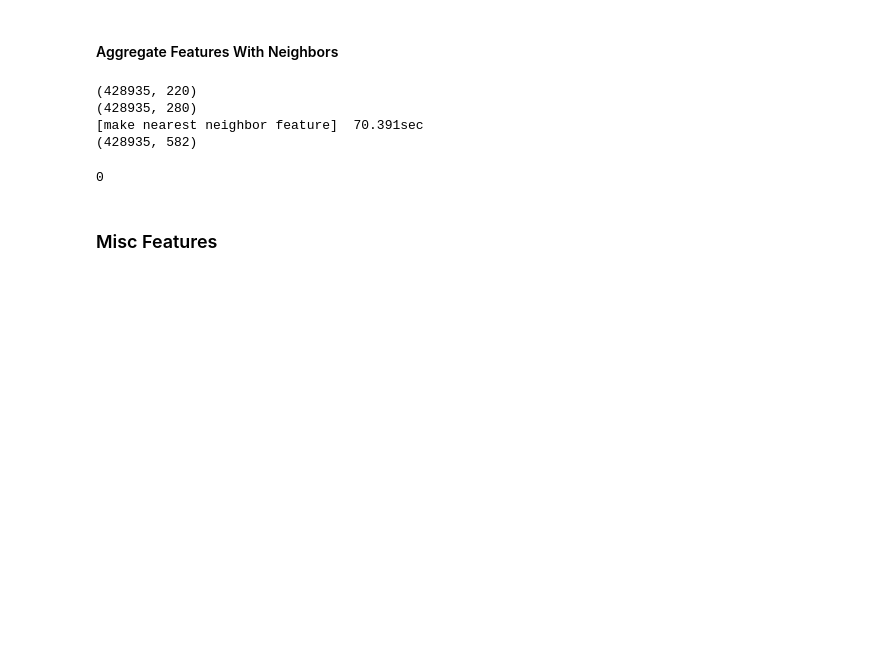
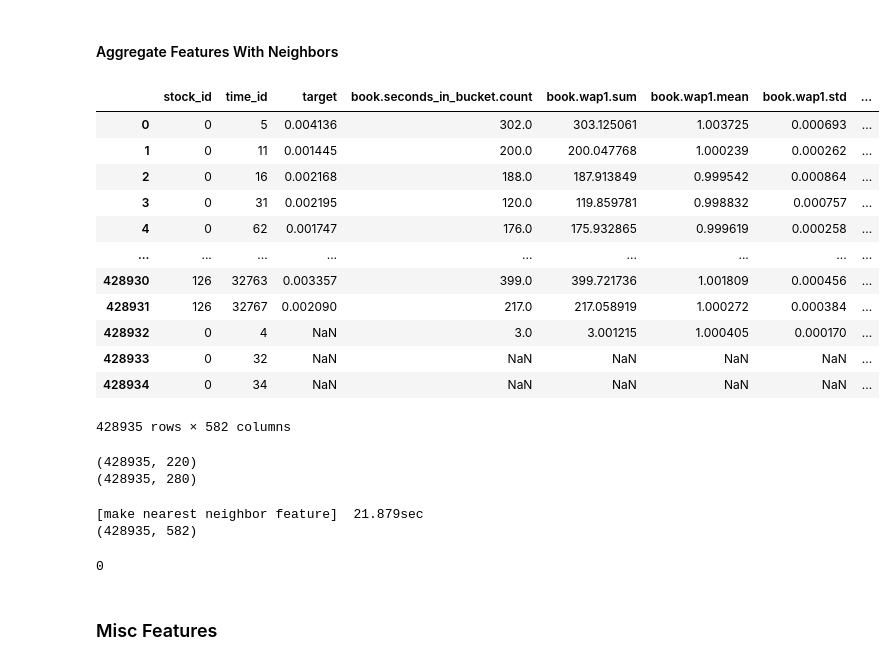
Before and after one commit to egafni/KaggleOptiver, a Jupyter notebook: notebooks/winner.ipynb, the cells around one changed output. Drawn from its saved outputs; the diff is of its cells as text; code cells hidden in the pictures; blank space fills up the shorter version.

```diff
--- a/notebooks/winner.ipynb
+++ b/notebooks/winner.ipynb
@@ -598,8 +350,24 @@ def make_nearest_neighbor_feature(df: pd.DataFrame) -> pd.DataFrame:
+# %%
+df2.colum
+# %% [output]
+|  | stock_id | time_id | target | book.seconds_in_bucket.count | book.wap1.sum | book.wap1.mean | book.wap1.std | ... |
+| 0 | 0 | 5 | 0.004136 | 302.0 | 303.125061 | 1.003725 | 0.000693 | ... |
+| 1 | 0 | 11 | 0.001445 | 200.0 | 200.047768 | 1.000239 | 0.000262 | ... |
+| 2 | 0 | 16 | 0.002168 | 188.0 | 187.913849 | 0.999542 | 0.000864 | ... |
+| 3 | 0 | 31 | 0.002195 | 120.0 | 119.859781 | 0.998832 | 0.000757 | ... |
+| 4 | 0 | 62 | 0.001747 | 176.0 | 175.932865 | 0.999619 | 0.000258 | ... |
+| ... | ... | ... | ... | ... | ... | ... | ... | ... |
+| 428930 | 126 | 32763 | 0.003357 | 399.0 | 399.721736 | 1.001809 | 0.000456 | ... |
+| 428931 | 126 | 32767 | 0.002090 | 217.0 | 217.058919 | 1.000272 | 0.000384 | ... |
+| 428932 | 0 | 4 | NaN | 3.0 | 3.001215 | 1.000405 | 0.000170 | ... |
+| 428933 | 0 | 32 | NaN | NaN | NaN | NaN | NaN | ... |
+| 428934 | 0 | 34 | NaN | NaN | NaN | NaN | NaN | ... |
+428935 rows × 582 columns
 # %%
 gc.collect()
 
 with timer('make nearest neighbor feature'):
-    df2 = make_nearest_neighbor_feature(df)
+    df2 = nearest_neighbors.make_nearest_neighbor_feature(df,stock_id_neighbors, time_id_neighbors, USE_PRICE_NN_FEATURES)
 
 print(df2.shape)
 df2.reset_index(drop=True).to_feather('optiver_df2.f')
@@ -608,9 +376,9 @@ gc.collect()
 # %% [output]
 (428935, 220)
 (428935, 280)
-[make nearest neighbor feature]  70.391sec
-(428935, 582)
-0
+[make nearest neighbor feature]  21.879sec
+(428935, 582)
+0
 # %% [markdown]
 ### Misc Features
 # %%
```
Also changed, not shown: parts of 14 cells of this notebook, 7 other files.
